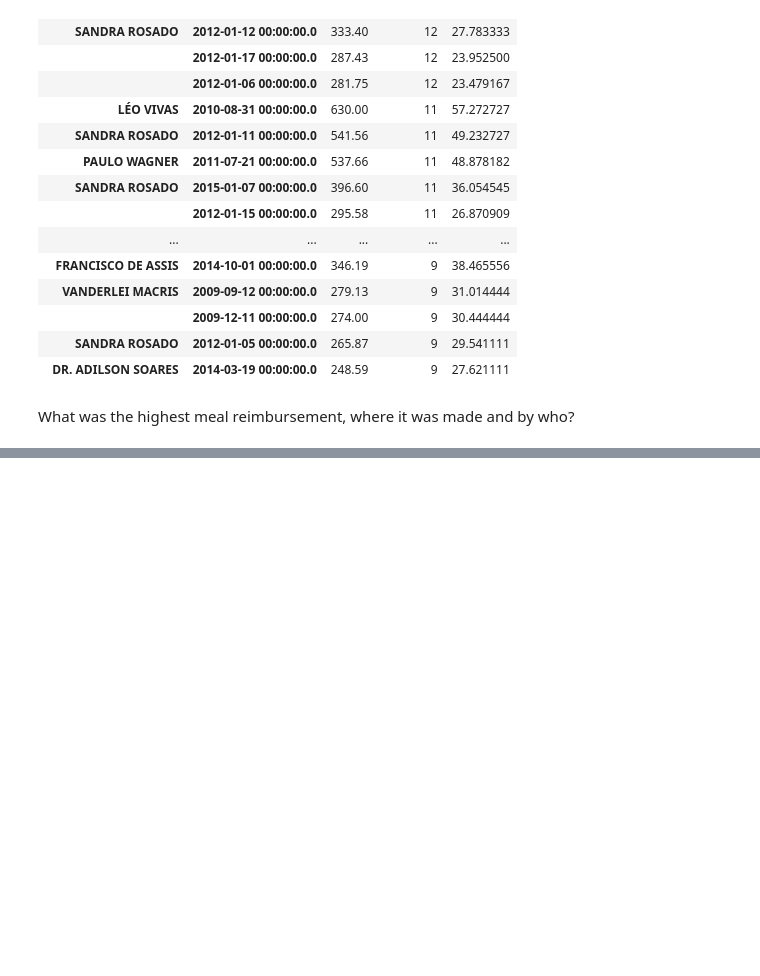
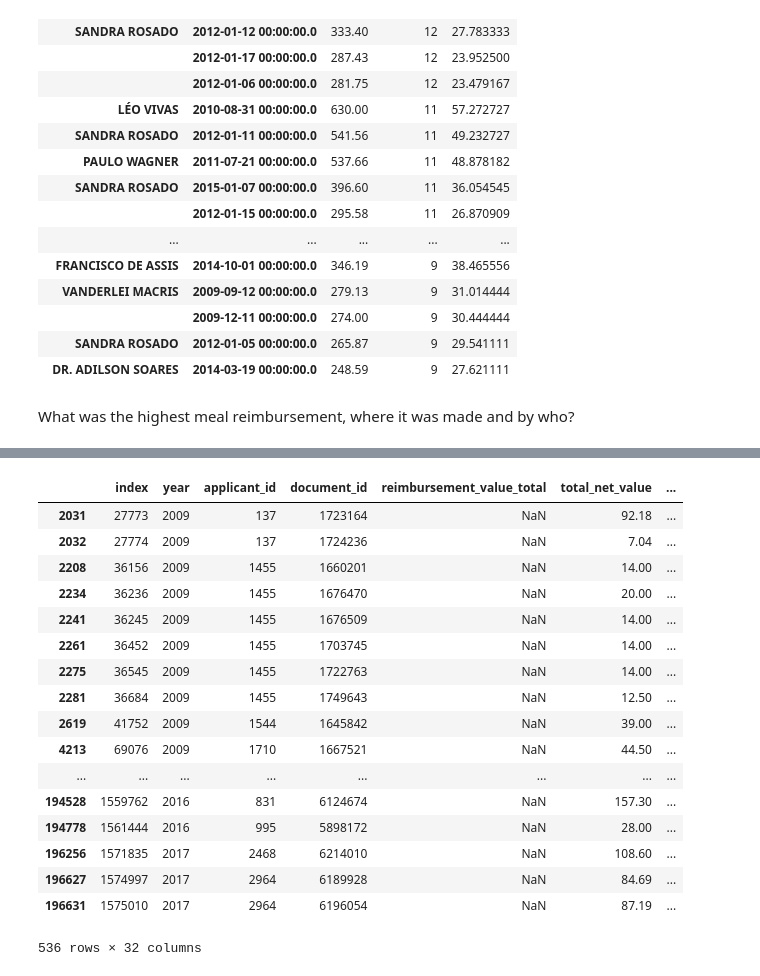
Before and after one commit to okfn-brasil/serenata-de-amor, a Jupyter notebook: develop/2017-04-06-jtemporal-cuducos-ph-exploratory-analysis.ipynb, the cells around one changed output, grey strips where cells are left out. Drawn from its saved outputs; the diff is of its cells as text; code cells hidden in the pictures; blank space fills up the shorter version.

```diff
--- a/develop/2017-04-06-jtemporal-cuducos-ph-exploratory-analysis.ipynb
+++ b/develop/2017-04-06-jtemporal-cuducos-ph-exploratory-analysis.ipynb
@@ -160,0 +170,32 @@ meals[['document_id', 'issue_date', 'total_net_value', 'congressperson_name', 's
+# %%
+bode = re.compile('BODE')
+bode_bool = []
+for _ in range(len(meals)):
+    if bode.search(meals.loc[_, 'supplier']):
+        bode_bool.append(True)
+    else:
+        bode_bool.append(False)
+# %%
+bode_meals = meals[bode_bool]
+keys = ['congressperson_id','cnpj_cpf', 'supplier', 'issue_date', 'document_id']
+bode_meals_grouped = bode_meals.groupby(keys)
+bode_meals_grouped.head()
+# %% [output]
+|  | index | year | applicant_id | document_id | reimbursement_value_total | total_net_value | ... |
+| 2031 | 27773 | 2009 | 137 | 1723164 | NaN | 92.18 | ... |
+| 2032 | 27774 | 2009 | 137 | 1724236 | NaN | 7.04 | ... |
+| 2208 | 36156 | 2009 | 1455 | 1660201 | NaN | 14.00 | ... |
+| 2234 | 36236 | 2009 | 1455 | 1676470 | NaN | 20.00 | ... |
+| 2241 | 36245 | 2009 | 1455 | 1676509 | NaN | 14.00 | ... |
+| 2261 | 36452 | 2009 | 1455 | 1703745 | NaN | 14.00 | ... |
+| 2275 | 36545 | 2009 | 1455 | 1722763 | NaN | 14.00 | ... |
+| 2281 | 36684 | 2009 | 1455 | 1749643 | NaN | 12.50 | ... |
+| 2619 | 41752 | 2009 | 1544 | 1645842 | NaN | 39.00 | ... |
+| 4213 | 69076 | 2009 | 1710 | 1667521 | NaN | 44.50 | ... |
+| ... | ... | ... | ... | ... | ... | ... | ... |
+| 194528 | 1559762 | 2016 | 831 | 6124674 | NaN | 157.30 | ... |
+| 194778 | 1561444 | 2016 | 995 | 5898172 | NaN | 28.00 | ... |
+| 196256 | 1571835 | 2017 | 2468 | 6214010 | NaN | 108.60 | ... |
+| 196627 | 1574997 | 2017 | 2964 | 6189928 | NaN | 84.69 | ... |
+| 196631 | 1575010 | 2017 | 2964 | 6196054 | NaN | 87.19 | ... |
+536 rows × 32 columns
```
Also changed, not shown: parts of 6 cells of this notebook, 2 other files.
